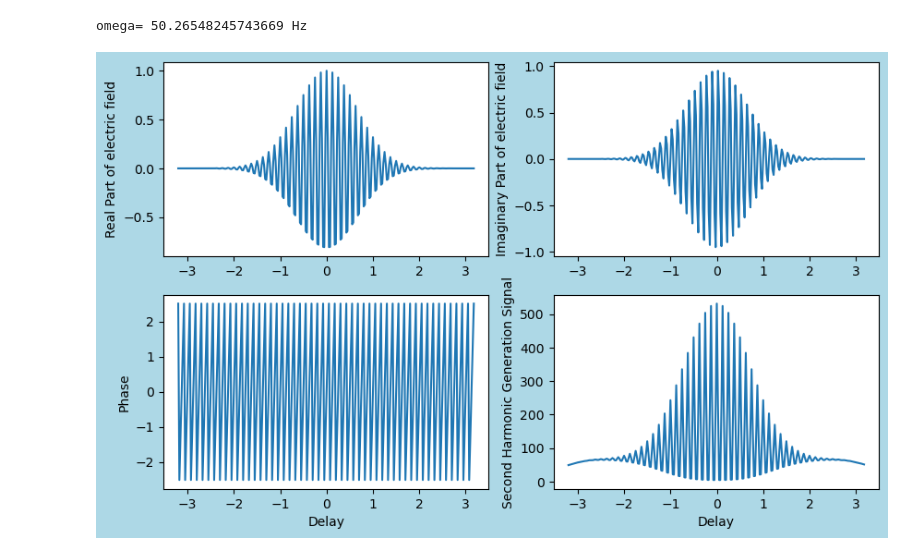
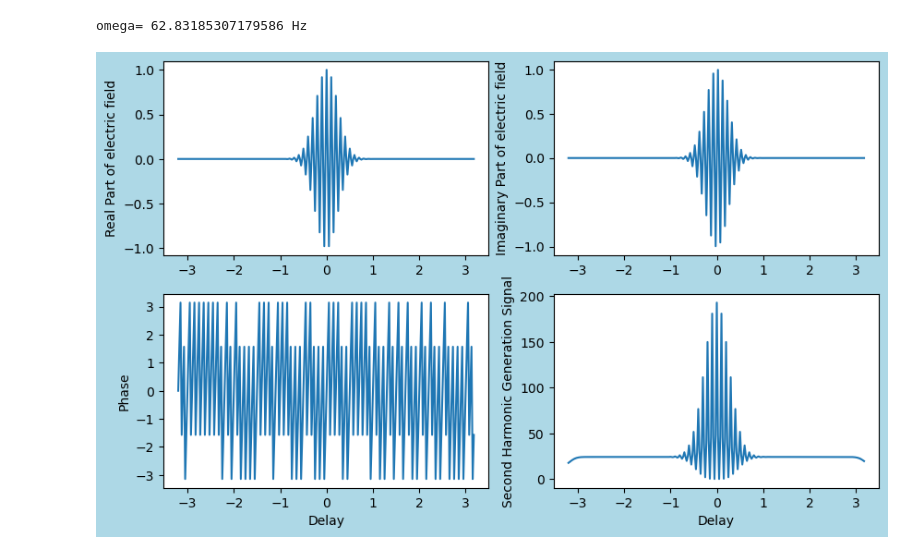
Before and after one commit to tacticstactics/autocorrelator_py, a Jupyter notebook: autocorrelation_interferom.ipynb, the cells around one changed output. Saved outputs shown, nothing was run; the diff lists cells and outputs as text; code cells hidden in the pictures.

```diff
--- a/autocorrelation_interferom.ipynb
+++ b/autocorrelation_interferom.ipynb
@@ -50,10 +50,10 @@ def proc1(freq=8,pulsewidth=0.4,m=256,steptime=0.025):
     return tcol, Etcol,Signalcol
 
 
-freq = 8
+freq = 10
 # Frequency of Carrier wave
 
-pulsewidth = 1.1
+pulsewidth = 0.4
 # Pulsewidth
 
 m = 256
@@ -64,32 +64,32 @@ steptime = 0.025
 
 #tcol, Etcol, Signalcol = autocorrelation_interferom_def.proc1(freq,pulsewidth,m,steptime)
 tcol, Etcol, Signalcol = proc1(freq,pulsewidth,m,steptime)
 
 fig1 = plt.figure(figsize = (10,6), facecolor='lightblue')
 
 ax1 = fig1.add_subplot(2, 2, 1) # Real part of Interference
 ax2 = fig1.add_subplot(2, 2, 2) # Imaginary part of Interference
 ax3 = fig1.add_subplot(2, 2, 3) # Phase
 ax4 = fig1.add_subplot(2, 2, 4) # Power of Interferogram
 
 ax1.plot(tcol,np.real(Etcol))
 ax2.plot(tcol,np.imag(Etcol))
 ax3.plot(tcol,np.angle(Etcol))
 ax4.plot(tcol,np.real(Signalcol))
 
 ax1.set_ylabel("Real Part of electric field")
 ax2.set_ylabel("Imaginary Part of electric field")
 
 ax3.set_xlabel("Delay")
 ax4.set_xlabel("Delay")
 
 ax3.set_ylabel("Phase")
 
 ax4.set_ylabel("Second Harmonic Generation Signal")
 
 plt.savefig(f"{freq}_{pulsewidth}.png", dpi=300)
 
 plt.show()
 # %% [output]
-omega= 50.26548245743669 Hz
+omega= 62.83185307179586 Hz
-[figure, old version]
+[figure, new version]
```
Also changed, not shown: 21 other files.
